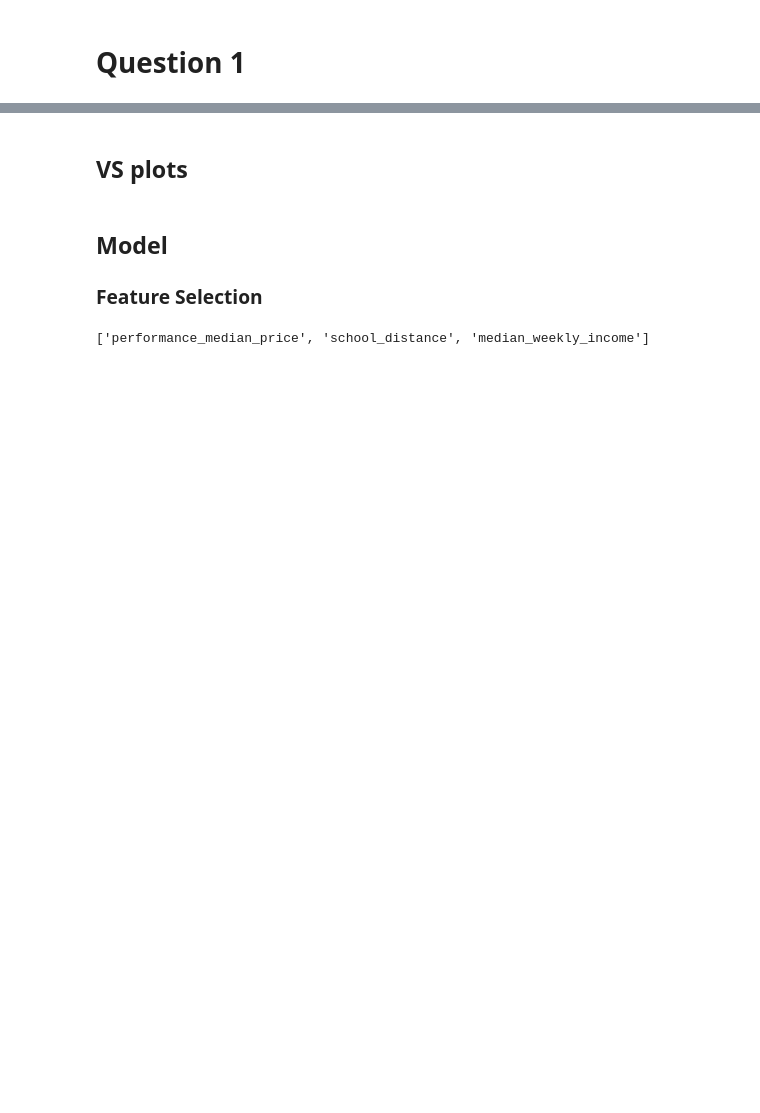
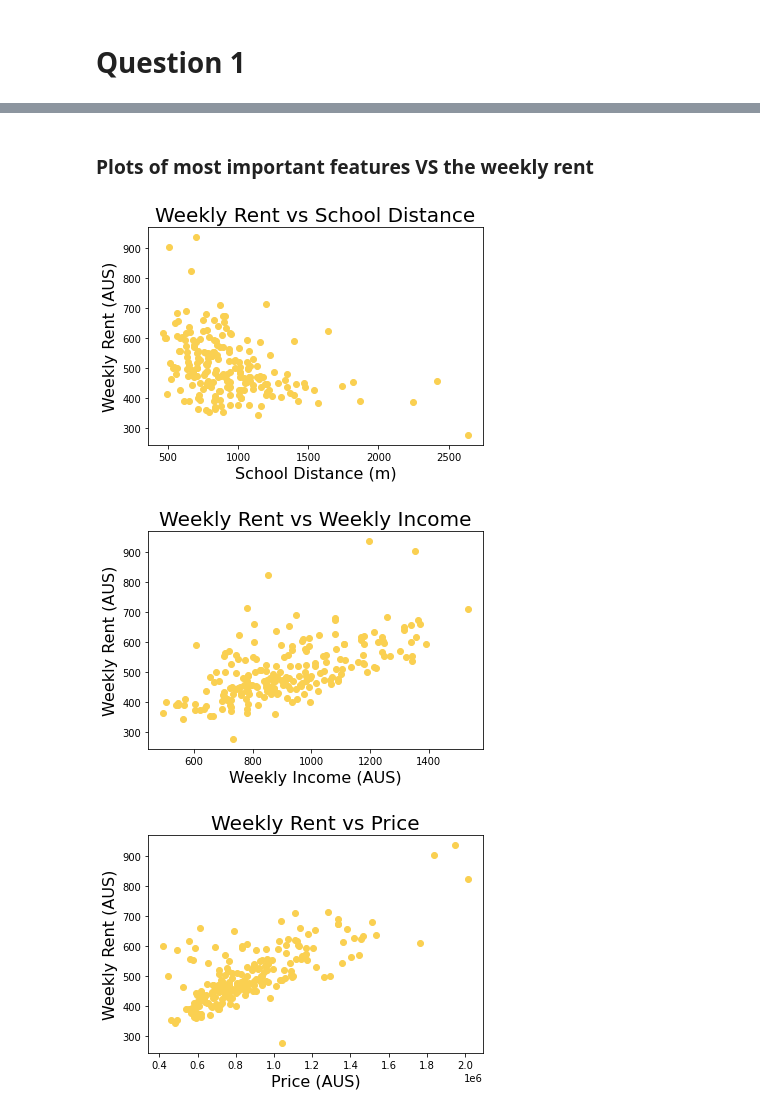
Before and after one commit to MAST30034-Applied-Data-Science/generic-real-estate-consulting-project-group-32, a Jupyter notebook: notebooks/question_1.ipynb, the cells around one changed output, grey strips where cells are left out. Cells and saved outputs as stored; diff of their text form; code cells hidden in the pictures; blank space fills up the shorter version.

```diff
--- a/notebooks/question_1.ipynb
+++ b/notebooks/question_1.ipynb
@@ -26,0 +35,17 @@ There are 219 rows
+# %%
+df_clean = df_suburb.drop(["suburb", "bond", "internal_area", "land_area"], axis=1)
+df_clean = df_clean.dropna().reset_index(drop=True)
+
+K_BEST = 3
+
+X = df_clean.drop(["weekly_rent"], axis=1)
+y = df_clean["weekly_rent"]
+
+selector = SelectKBest(f_regression, k=K_BEST)
+selector.fit_transform(X, y)
+features_index = selector.get_support(indices=True)
+predictors = list(X.iloc[:, features_index].columns)
+
+print("The most important features are:")
+for predictor in predictors:
+    print(f"* {predictor}")
@@ -50,42 +79,22 @@ distribution(df["stop_distance"], 30, "Stop Distance (m)")
-# %% [markdown]
-## VS plots
+# %% [markdown]
+### Plots of most important features VS the weekly rent
 # %%
-def vs(x, y, x_lab, y_lab, x_trans=lambda x: x, y_trans=lambda x: x):
-    plt.scatter(x_trans(x), y_trans(y))
-    plt.title(f"{y_lab} vs {x_lab}", size=20)
+def vs(x, y, x_lab, y_lab, title, x_trans=lambda x: x, y_trans=lambda x: x):
+    """creates a scatter plot between x and y"""
+    plt.scatter(x_trans(x), y_trans(y), color="#fad051")
+    plt.title(title, size=20)
     plt.xlabel(x_lab, size=16)
     plt.ylabel(y_lab, size=16)
     plt.show()
 
-#vs(df["school_distance"], df["weekly_rent"], "School Distance (m)", "Weekly Rent (AUS)")
-#vs(df["park_distance"],   df["weekly_rent"], "Park Distance (m)",   "Weekly Rent (AUS)")
-#vs(df["shop_distance"],   df["weekly_rent"], "Shop Distance (m)",   "Weekly Rent (AUS)")
-#vs(df["train_distance"],  df["weekly_rent"], "Train Distance (m)",  "Weekly Rent (AUS)")
-#vs(df["stop_distance"],   df["weekly_rent"], "Stop Distance (m)",   "Weekly Rent (AUS)")
 
-#vs(df["population"], df["weekly_rent"], "Population", "Weekly Rent (AUS)")
-
-#vs(df["count"], df["weekly_rent"], "_", "Weekly Rent (AUS)")
-
-#vs(df["performance_avg_days_on_market"], df["weekly_rent"], "_", "Weekly Rent (AUS)")
-#vs(df["median_weekly_income"], df["weekly_rent"], "median weekly income", "Weekly Rent (AUS)")
-#vs(df["performance_median_price"], df["weekly_rent"], "Median Price", "Weekly Rent (AUS)")
+vs(df_suburb["school_distance"], df_suburb["weekly_rent"], "School Distance (m)",
+   "Weekly Rent (AUS)", "Weekly Rent vs School Distance")
+vs(df_suburb["median_weekly_income"], df_suburb["weekly_rent"], "Weekly Income (AUS)",
+   "Weekly Rent (AUS)", "Weekly Rent vs Weekly Income")
+vs(df_suburb["performance_median_price"], df_suburb["weekly_rent"],
+   "Price (AUS)", "Weekly Rent (AUS)", "Weekly Rent vs Price")
+# %% [output]
+[figure, added]
+[figure, added]
+[figure, added]
-# %% [markdown]
-## Model
-### Feature Selection
-# %%
-from sklearn.feature_selection import f_regression, SelectKBest
-
-df_clean = df.drop(["suburb", "bond", "internal_area", "land_area"], axis=1)
-df_clean = df_clean.dropna().reset_index(drop=True)
-
-X = df_clean.drop(["weekly_rent"], axis=1)
-y = df_clean["weekly_rent"]
-
-selector = SelectKBest(f_regression, k=3)
-selector.fit_transform(X, y)
-features_index = selector.get_support(indices=True)
-predictors = list(X.iloc[:, features_index].columns)
-print(predictors)
-# %% [output]
-['performance_median_price', 'school_distance', 'median_weekly_income']
```
Also changed, not shown: parts of 13 cells of this notebook.
